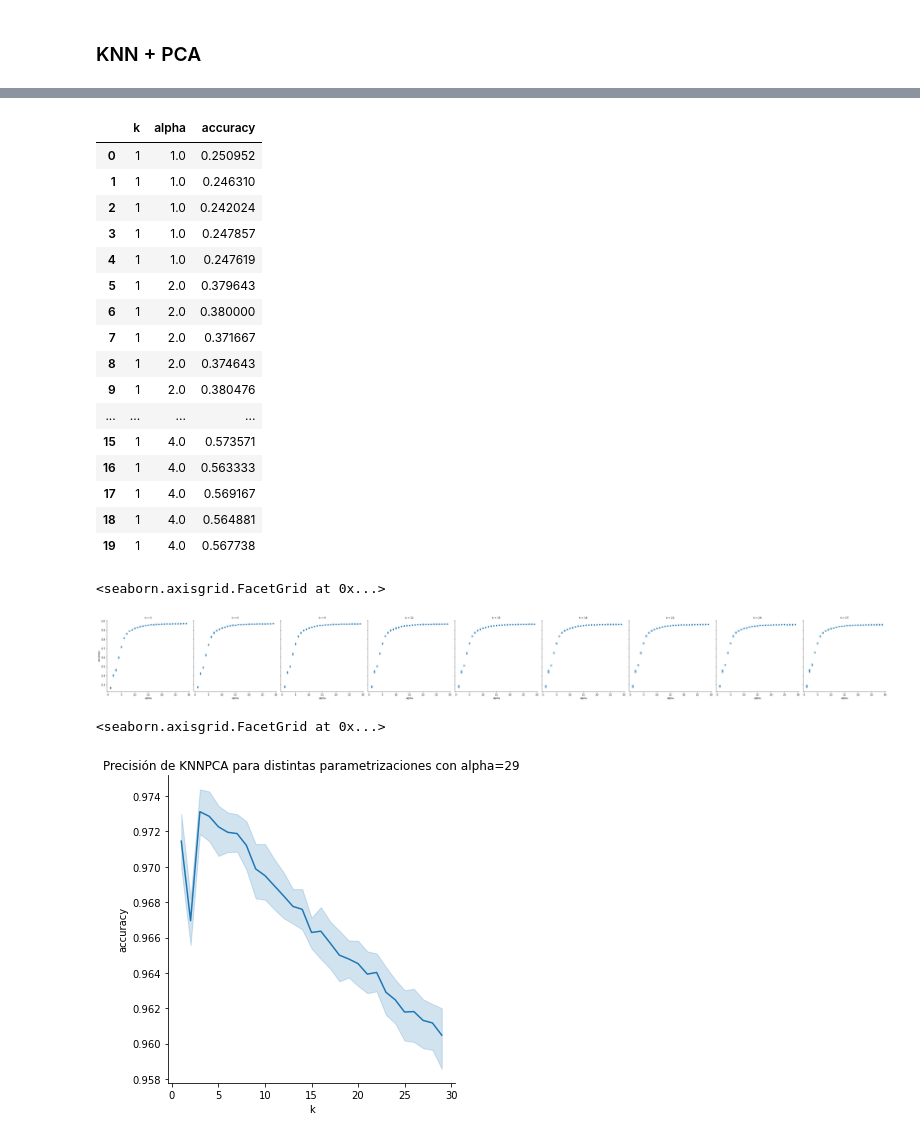
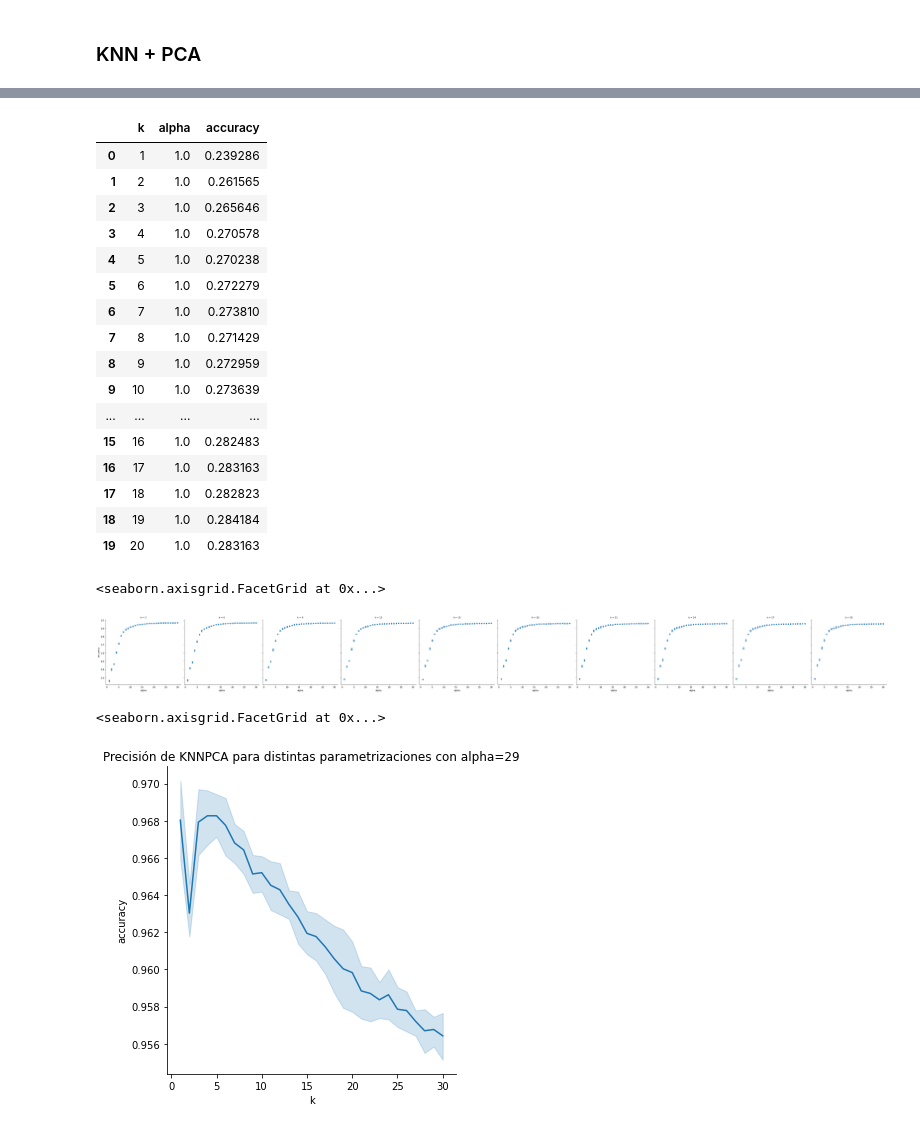
Before and after one commit to iglosiggio/metnum-tp2, a Jupyter notebook: notebooks/graficos.ipynb, the cells around one changed output, grey strips where cells are left out. Drawn from its saved outputs; the diff is of its cells as text; code cells hidden in the pictures.

```diff
--- a/notebooks/graficos.ipynb
+++ b/notebooks/graficos.ipynb
@@ -114,38 +114,38 @@ Text(0.5, 1.0, 'Parametrización KNNPCA vs Tiempo en KNN')
 # %%
 df_knnpca
 
 df_knnpca_accuracy_column = df_knnpca.apply(
-    func=lambda row: accuracy_score(row['y_val'], row['y_pred']),
+    func=lambda row: accuracy_score(row['y_fold_test'], row['y_fold_pred']),
     axis=1
 )
 df_knnpca_accuracy = df_knnpca[['k']].copy()
 df_knnpca_accuracy['alpha'] = df_knnpca['alpha']
 df_knnpca_accuracy['accuracy'] = df_knnpca_accuracy_column
 
 df_knnpca_accuracy.head(20)
 # %% [output]
 |  | k | alpha | accuracy |
-| 0 | 1 | 1.0 | 0.250952 |
-| 1 | 1 | 1.0 | 0.246310 |
-| 2 | 1 | 1.0 | 0.242024 |
-| 3 | 1 | 1.0 | 0.247857 |
-| 4 | 1 | 1.0 | 0.247619 |
-| 5 | 1 | 2.0 | 0.379643 |
-| 6 | 1 | 2.0 | 0.380000 |
-| 7 | 1 | 2.0 | 0.371667 |
-| 8 | 1 | 2.0 | 0.374643 |
-| 9 | 1 | 2.0 | 0.380476 |
+| 0 | 1 | 1.0 | 0.239286 |
+| 1 | 2 | 1.0 | 0.261565 |
+| 2 | 3 | 1.0 | 0.265646 |
+| 3 | 4 | 1.0 | 0.270578 |
+| 4 | 5 | 1.0 | 0.270238 |
+| 5 | 6 | 1.0 | 0.272279 |
+| 6 | 7 | 1.0 | 0.273810 |
+| 7 | 8 | 1.0 | 0.271429 |
+| 8 | 9 | 1.0 | 0.272959 |
+| 9 | 10 | 1.0 | 0.273639 |
 | ... | ... | ... | ... |
-| 15 | 1 | 4.0 | 0.573571 |
-| 16 | 1 | 4.0 | 0.563333 |
-| 17 | 1 | 4.0 | 0.569167 |
-| 18 | 1 | 4.0 | 0.564881 |
-| 19 | 1 | 4.0 | 0.567738 |
+| 15 | 16 | 1.0 | 0.282483 |
+| 16 | 17 | 1.0 | 0.283163 |
+| 17 | 18 | 1.0 | 0.282823 |
+| 18 | 19 | 1.0 | 0.284184 |
+| 19 | 20 | 1.0 | 0.283163 |
 # %%
 sns.relplot(x="alpha", y="accuracy", col="k", aspect=1, data=df_knnpca_accuracy.query("k%3 == 0"))
 # %% [output]
 <seaborn.axisgrid.FacetGrid at 0x...>
-[figure, old version]
+[figure, new version]
 # %%
 data = df_knnpca_accuracy[df_knnpca_accuracy['alpha'] == 29]
 
@@ -153,7 +153,7 @@ sns.relplot(data=data, x='k', y='accuracy', kind='line') \
    .set(title='Precisión de KNNPCA para distintas parametrizaciones con alpha=29')
 # %% [output]
 <seaborn.axisgrid.FacetGrid at 0x...>
-[figure, old version]
+[figure, new version]
 # %%
 max_knnpca_i = df_knnpca_accuracy['accuracy'].argmax()
 max_knnpca_row = df_knnpca.iloc[max_knnpca_i]
```
Also changed, not shown: parts of 13 cells of this notebook.
